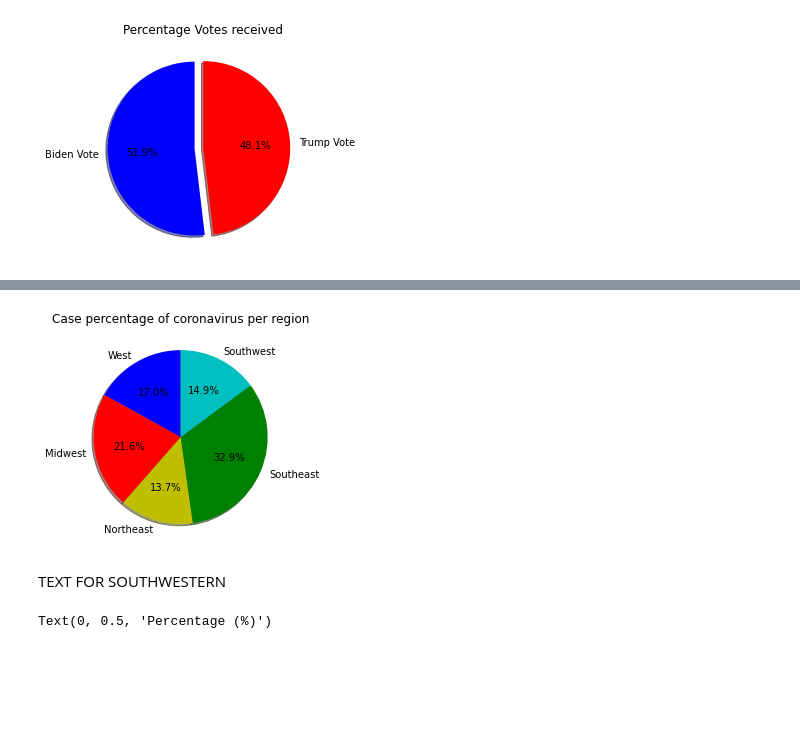
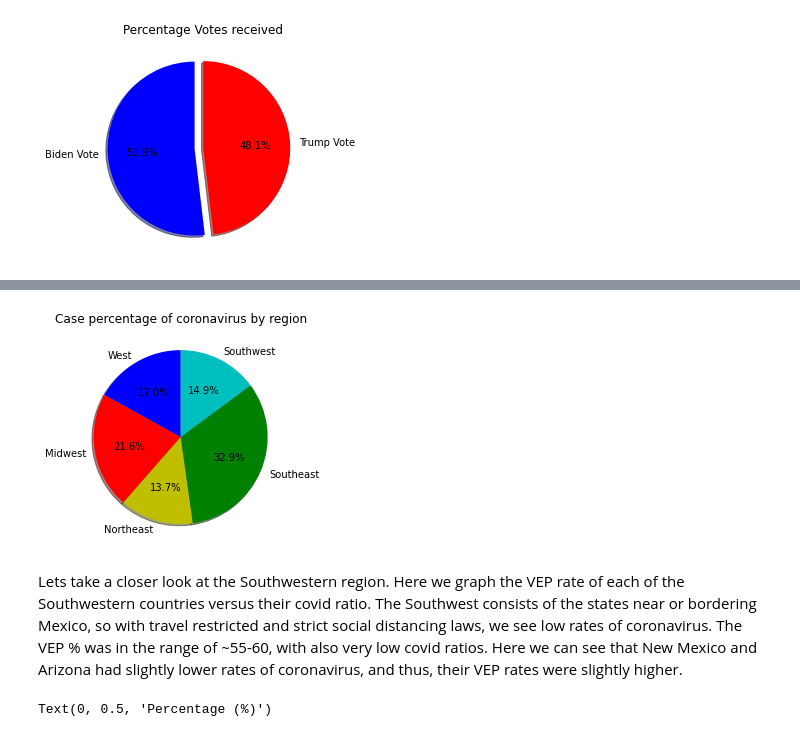
Before and after one commit to Nnaga1/COVID19-and-the-2020-election, a Jupyter notebook: naga's.ipynb, the cells around one changed output, grey strips where cells are left out. Drawn from its saved outputs; the diff is of its cells as text; code cells hidden in the pictures; blank space fills up the shorter version.

```diff
--- a/naga's.ipynb
+++ b/naga's.ipynb
@@ -285,21 +286,21 @@ TEXT FOR SECOND PIE CHART
 # %%
 #regional
 cases_w = west1['cases'].sum()
 cases_ne = northeast1['cases'].sum()
 cases_mw = midwest1['cases'].sum()
 cases_se = southeast1['cases'].sum()
 cases_sw = southwest1['cases'].sum()
 total = cases_w + cases_ne + cases_se + cases_sw
 slices = [cases_w,cases_mw,cases_ne,cases_se,cases_sw]
 acts = ['West','Midwest','Northeast','Southeast','Southwest']
 cols = ['b','r','y','g','c']
 plt.pie(slices,labels=acts,colors=cols,startangle=90,shadow=True,autopct='%1.1f%%')
-plt.title('Case percentage of coronavirus per region')
+plt.title('Case percentage of coronavirus by region')
 plt.show()
 # %% [output]
-[figure, old version]
+[figure, new version]
-# %% [markdown]
-TEXT FOR SOUTHWESTERN
+# %% [markdown]
+Lets take a closer look at the Southwestern region. Here we graph the VEP rate of each of the Southwestern countries versus their covid ratio. The Southwest consists of the states near or bordering Mexico, so with travel restricted and strict social distancing laws, we see low rates of coronavirus. The VEP % was in the range of ~55-60, with also very low covid ratios. Here we can see that New Mexico and Arizona had slightly lower rates of coronavirus, and thus, their VEP rates were slightly higher.
 # %%
 #looking at southwest and southeast
 sw = southwest1.nsmallest(25, 'VEP Turnout Rate')
```
Also changed, not shown: parts of 41 cells of this notebook, 1 other file.
